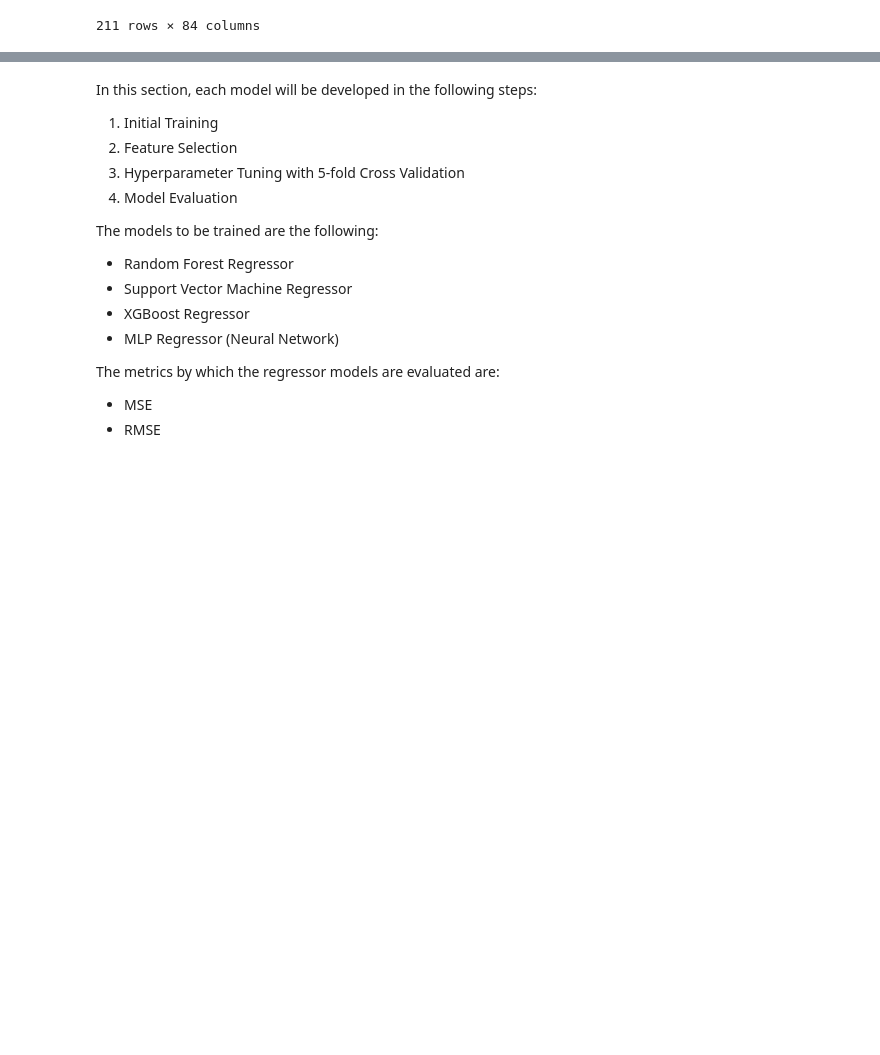
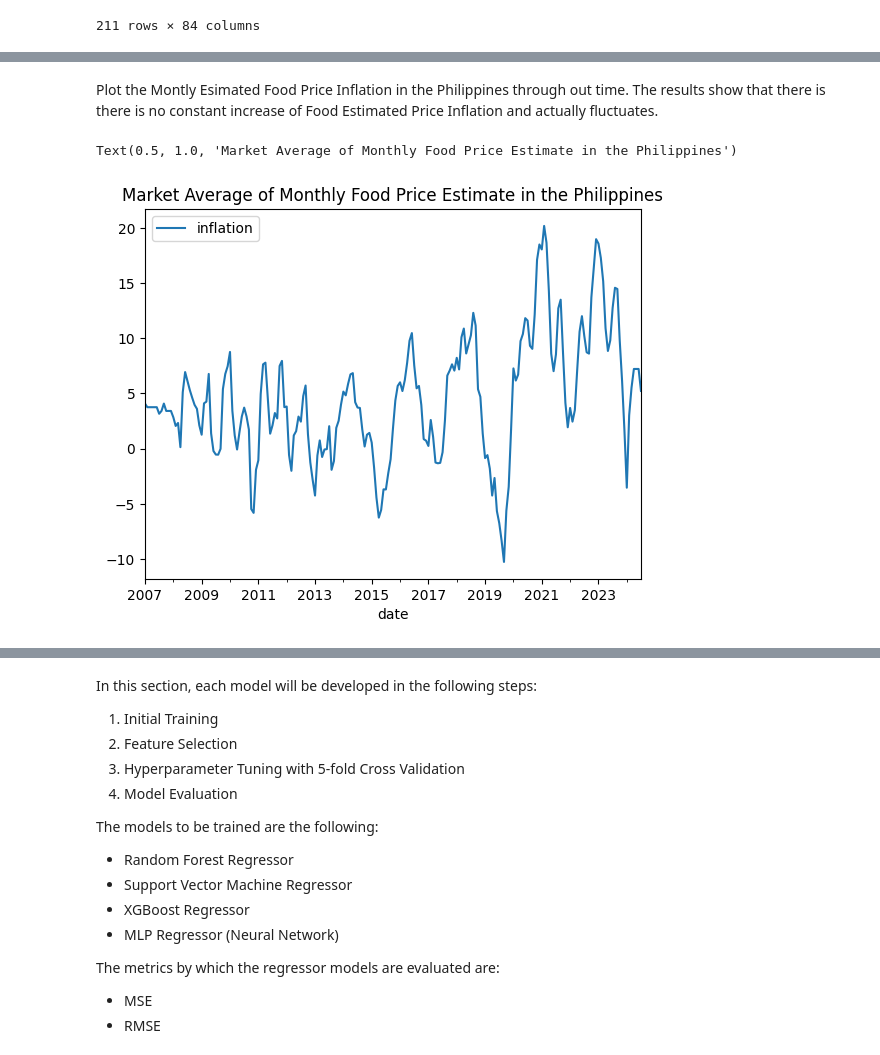
Before and after one commit to falarion08/Country-Inflation-Prediction, a Jupyter notebook: ML_Notebook.ipynb, the cells around one changed output, grey strips where cells are left out. Saved outputs shown, nothing was run; the diff lists cells and outputs as text; code cells hidden in the pictures; blank space fills up the shorter version.

```diff
--- a/ML_Notebook.ipynb
+++ b/ML_Notebook.ipynb
@@ -308,0 +345,8 @@ country_df
+# %% [markdown]
+Plot the Montly Esimated Food Price Inflation in the Philippines through out time. The results show that there is there is no constant increase of Food Estimated Price Inflation and actually fluctuates.
+# %%
+country_df.plot.line(x='date',y='inflation')
+plt.title("Market Average of Monthly Food Price Estimate in the Philippines")
+# %% [output]
+Text(0.5, 1.0, 'Market Average of Monthly Food Price Estimate in the Philippines')
+[figure, added]
```
Also changed, not shown: parts of 12 cells of this notebook.
